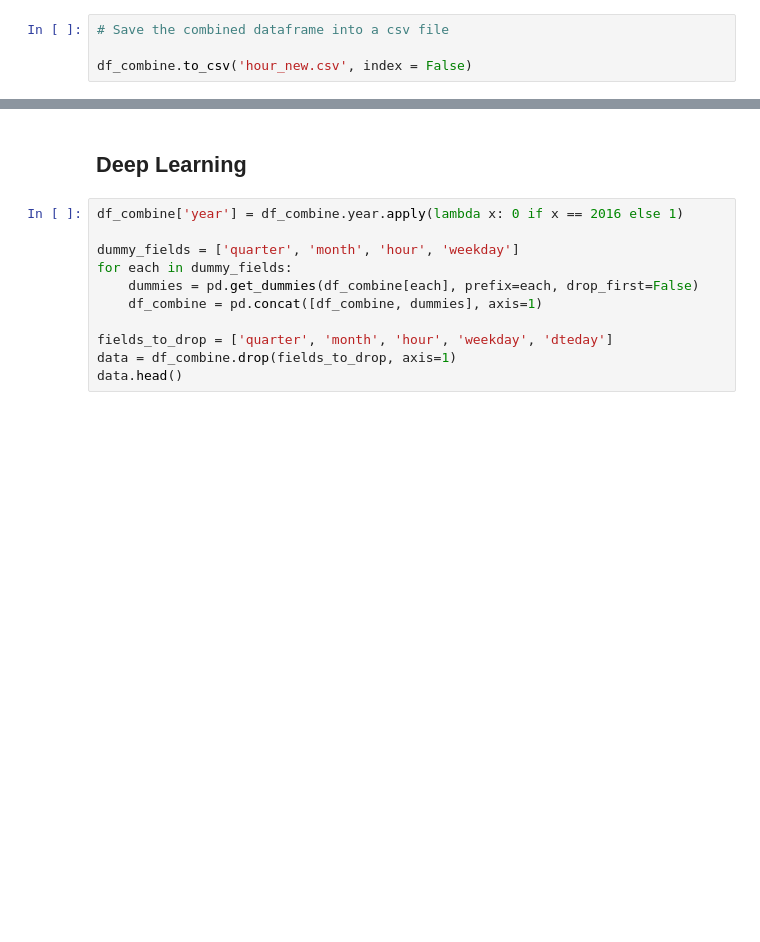
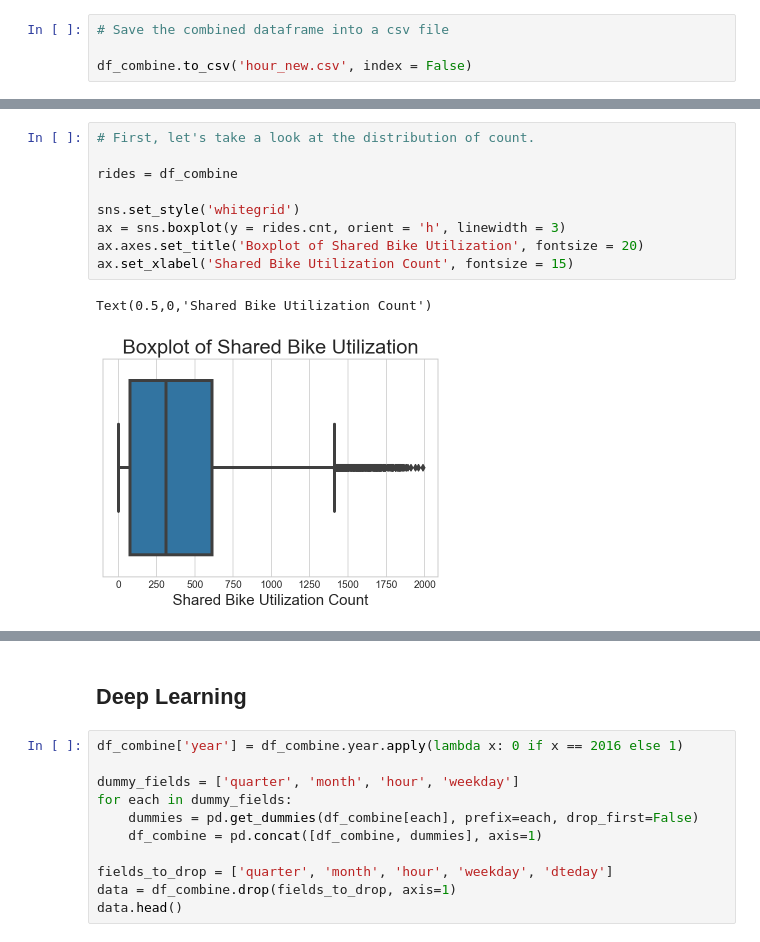
Before and after one commit to MattXiao01/hello-world, a Jupyter notebook: DC Shared Bike Project.ipynb, the cells around one changed output, grey strips where cells are left out. Cells and saved outputs as stored; diff of their text form; blank space fills up the shorter version.

```diff
--- a/DC Shared Bike Project.ipynb
+++ b/DC Shared Bike Project.ipynb
@@ -601,0 +602,12 @@ df_combine.to_csv('hour_new.csv', index = False)
+# %%
+# First, let's take a look at the distribution of count.
+
+rides = df_combine
+
+sns.set_style('whitegrid')
+ax = sns.boxplot(y = rides.cnt, orient = 'h', linewidth = 3)
+ax.axes.set_title('Boxplot of Shared Bike Utilization', fontsize = 20)
+ax.set_xlabel('Shared Bike Utilization Count', fontsize = 15)
+# %% [output]
+Text(0.5,0,'Shared Bike Utilization Count')
+[figure, added]
```
Also changed, not shown: parts of 20 cells of this notebook.
